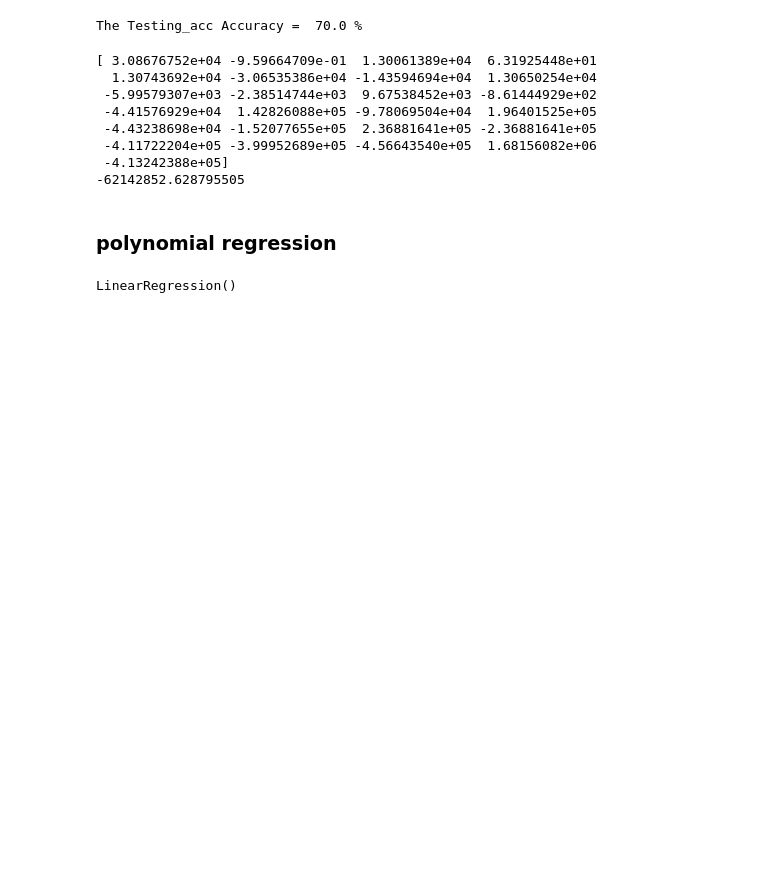
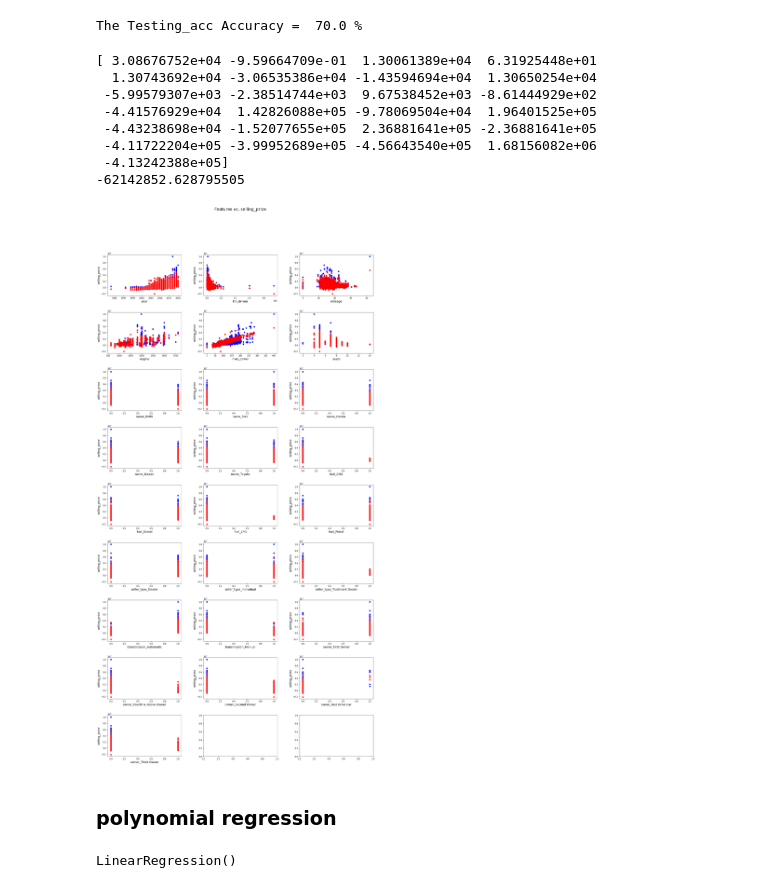
Before and after one commit to moKhaled73/machine_learing, a Jupyter notebook: section/project1/car_predicition.ipynb, the cells around one changed output. Drawn from its saved outputs; the diff is of its cells as text; code cells hidden in the pictures; blank space fills up the shorter version.

```diff
--- a/section/project1/car_predicition.ipynb
+++ b/section/project1/car_predicition.ipynb
@@ -117,19 +117,3 @@ memory usage: 698.6+ KB
 X = pd.get_dummies(data=X)
 # %% [markdown]
 # data visualization
-# %%
-fig, ax = plt.subplots(9, 3, figsize=(20, 40))
-
-k = 0
-I = list(range(0, 9))
-J = list(range(0, 3))
-for i in I:
-    for j in J:
-        if(k < 25):
-            ax[i, j].scatter(X.iloc[:, k], Y)
-            ax[i, j].set_ylabel('selling_price', fontsize=14)
-            ax[i, j].set_xlabel(X.columns[k], fontsize=14)
-            k += 1
-fig.suptitle('Features vs, selling_price', fontsize=20)
-plt.subplots_adjust(left=0.05, right=0.95, bottom=0.05, top=0.9, wspace=0.3, hspace=0.4)
-plt.show()
@@ -179,6 +161,29 @@ print(linaear_regressor.intercept_)
  -4.11722204e+05 -3.99952689e+05 -4.56643540e+05  1.68156082e+06
  -4.13242388e+05]
 -62142852.628795505
+# %%
+col_num = 3
+row_num = int(np.ceil(X_train.shape[1] / col_num))
+
+
+fig, ax = plt.subplots(row_num, col_num, figsize=(20, 40))
+
+k = 0
+I = list(range(0, 9))
+J = list(range(0, 3))
+for i in I:
+    for j in J:
+        if(k < 25):
+            ax[i, j].scatter(X.iloc[:, k], Y, c='b')
+            ax[i, j].scatter(X.iloc[:, k], linaear_regressor.predict(X), c='r')
+            ax[i, j].set_ylabel('selling_price', fontsize=14)
+            ax[i, j].set_xlabel(X.columns[k], fontsize=14)
+            k += 1
+fig.suptitle('Features vs, selling_price', fontsize=20)
+plt.subplots_adjust(left=0.05, right=0.95, bottom=0.05, top=0.9, wspace=0.3, hspace=0.4)
+plt.show()
+# %% [output]
+[figure, added]
 # %% [markdown]
 ### polynomial regression
 # %%
```
Also changed, not shown: parts of 1 cell of this notebook.
